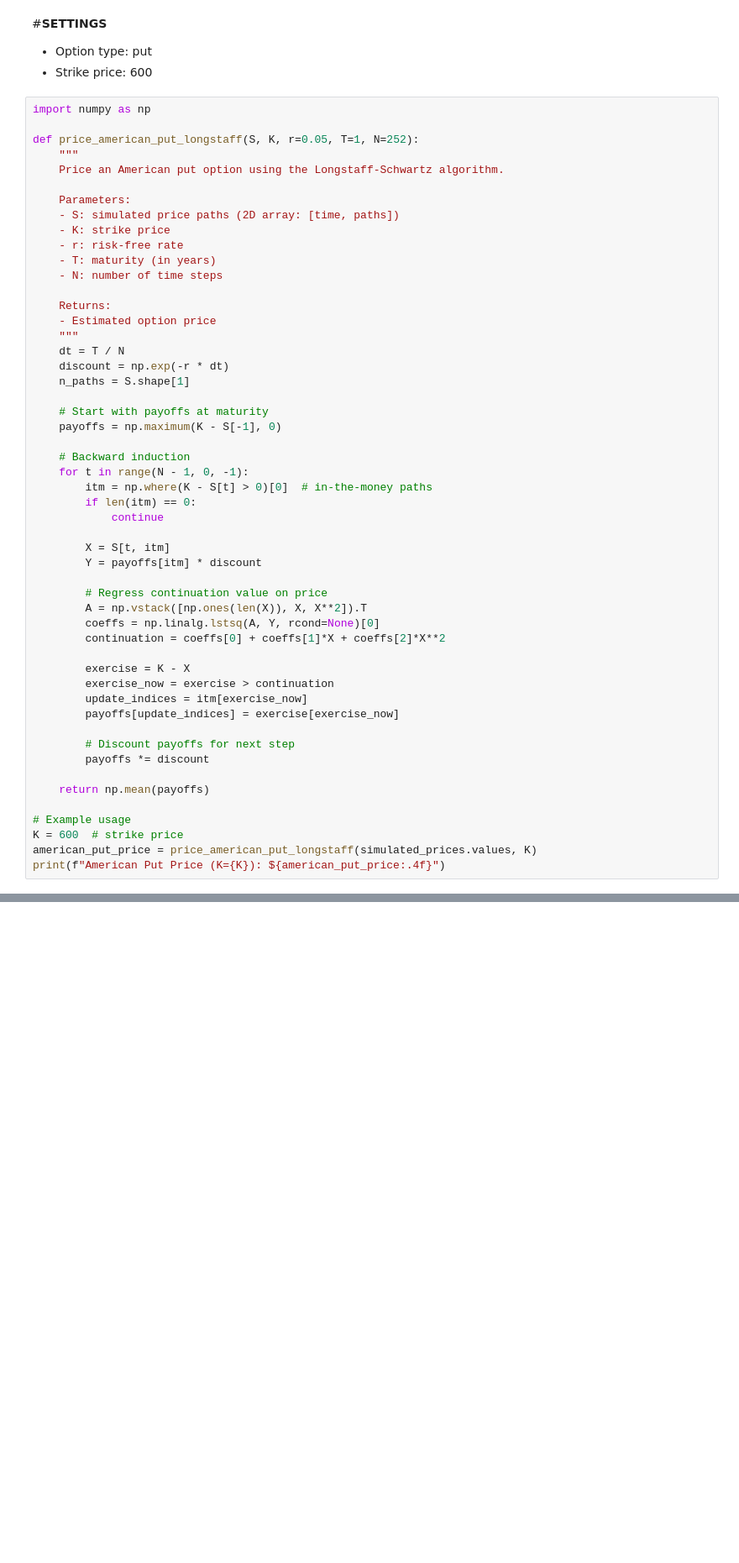
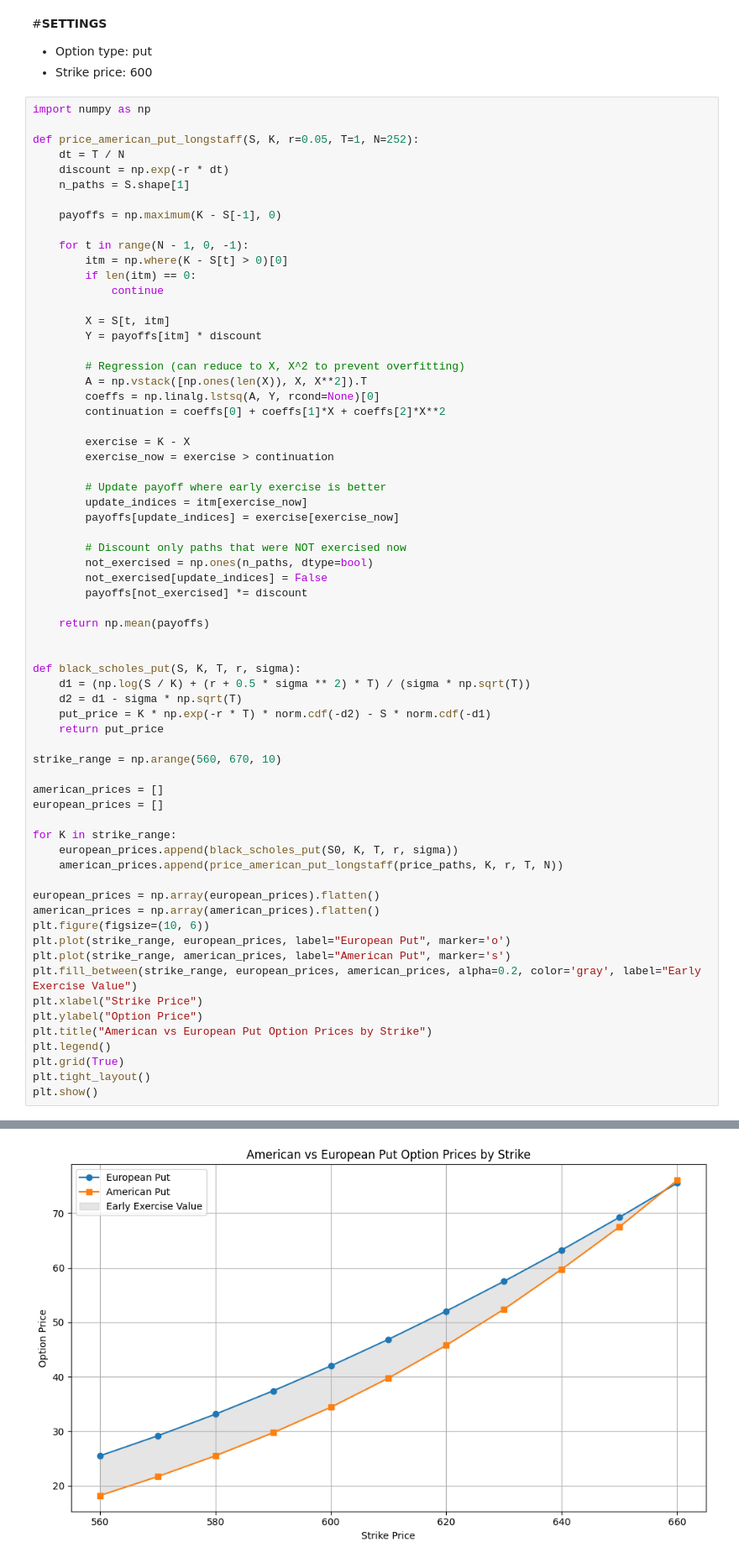
Before and after one commit to glorivaas/Risk_Measures, a Jupyter notebook: FINAL_PROJECT.ipynb, the cells around one changed output, grey strips where cells are left out. Shown at 84% size. Drawn from its saved outputs; the diff is of its cells as text; blank space fills up the shorter version.

```diff
--- a/FINAL_PROJECT.ipynb
+++ b/FINAL_PROJECT.ipynb
@@ -179,52 +180,66 @@ Name: 2024-12-31 00:00:00, dtype: float64
 import numpy as np
 
 def price_american_put_longstaff(S, K, r=0.05, T=1, N=252):
-    """
-    Price an American put option using the Longstaff-Schwartz algorithm.
-
-    Parameters:
-    - S: simulated price paths (2D array: [time, paths])
-    - K: strike price
-    - r: risk-free rate
-    - T: maturity (in years)
-    - N: number of time steps
-
-    Returns:
-    - Estimated option price
-    """
     dt = T / N
     discount = np.exp(-r * dt)
     n_paths = S.shape[1]
 
-    # Start with payoffs at maturity
     payoffs = np.maximum(K - S[-1], 0)
 
-    # Backward induction
     for t in range(N - 1, 0, -1):
-        itm = np.where(K - S[t] > 0)[0]  # in-the-money paths
+        itm = np.where(K - S[t] > 0)[0]
         if len(itm) == 0:
             continue
 
         X = S[t, itm]
         Y = payoffs[itm] * discount
 
-        # Regress continuation value on price
+        # Regression (can reduce to X, X^2 to prevent overfitting)
         A = np.vstack([np.ones(len(X)), X, X**2]).T
         coeffs = np.linalg.lstsq(A, Y, rcond=None)[0]
         continuation = coeffs[0] + coeffs[1]*X + coeffs[2]*X**2
 
         exercise = K - X
         exercise_now = exercise > continuation
+
+        # Update payoff where early exercise is better
         update_indices = itm[exercise_now]
         payoffs[update_indices] = exercise[exercise_now]
 
-        # Discount payoffs for next step
-        payoffs *= discount
+        # Discount only paths that were NOT exercised now
+        not_exercised = np.ones(n_paths, dtype=bool)
+        not_exercised[update_indices] = False
+        payoffs[not_exercised] *= discount
 
     return np.mean(payoffs)
 
-# Example usage
-K = 600  # strike price
-american_put_price = price_american_put_longstaff(simulated_prices.values, K)
-print(f"American Put Price (K={K}): ${american_put_price:.4f}")
+
+def black_scholes_put(S, K, T, r, sigma):
+    d1 = (np.log(S / K) + (r + 0.5 * sigma ** 2) * T) / (sigma * np.sqrt(T))
+    d2 = d1 - sigma * np.sqrt(T)
+    put_price = K * np.exp(-r * T) * norm.cdf(-d2) - S * norm.cdf(-d1)
+    return put_price
+
+strike_range = np.arange(560, 670, 10)
+
+american_prices = []
+european_prices = []
+
+for K in strike_range:
+    european_prices.append(black_scholes_put(S0, K, T, r, sigma))
+    american_prices.append(price_american_put_longstaff(price_paths, K, r, T, N))
+
+european_prices = np.array(european_prices).flatten()
+american_prices = np.array(american_prices).flatten()
+plt.figure(figsize=(10, 6))
+plt.plot(strike_range, european_prices, label="European Put", marker='o')
+plt.plot(strike_range, american_prices, label="American Put", marker='s')
+plt.fill_between(strike_range, european_prices, american_prices, alpha=0.2, color='gray', label="Early Exercise Value")
+plt.xlabel("Strike Price")
+plt.ylabel("Option Price")
+plt.title("American vs European Put Option Prices by Strike")
+plt.legend()
+plt.grid(True)
+plt.tight_layout()
+plt.show()
 # %% [output]
@@ -231,0 +246 @@ American Put Price (K=600): $36.1083
+[figure, added]
```
Also changed, not shown: parts of 5 cells of this notebook.
